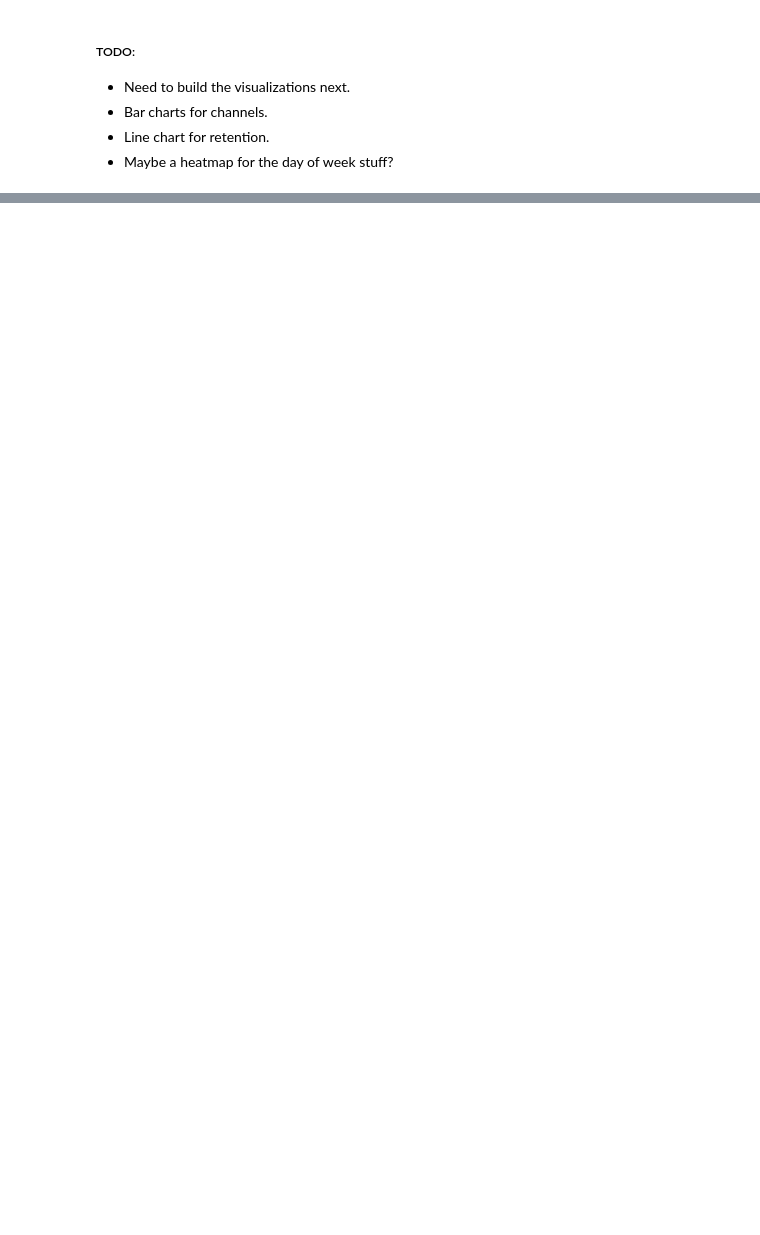
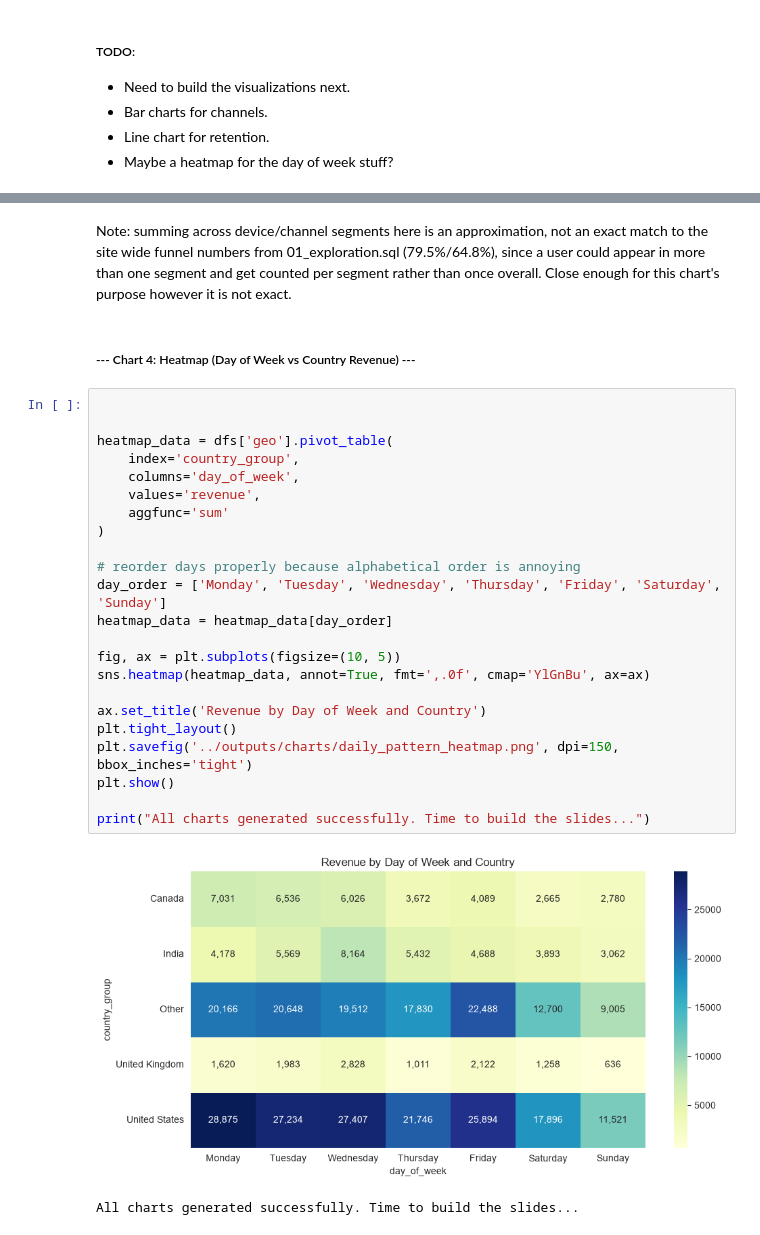
Before and after one commit to adiiquark/ga4-ecommerce-analytics, a Jupyter notebook: analysis/EDA_clean.ipynb, the cells around one changed output, grey strips where cells are left out. Cells and saved outputs as stored; diff of their text form; blank space fills up the shorter version.

```diff
--- a/analysis/EDA_clean.ipynb
+++ b/analysis/EDA_clean.ipynb
@@ -197,0 +343,31 @@ sns.set_style('whitegrid')
+# %% [markdown]
+Note:
+summing across device/channel segments here is an approximation, not an exact match to the site wide funnel numbers from 01_exploration.sql (79.5%/64.8%), since a user could appear in more than one segment and get counted per segment rather than once overall. Close enough for this chart's purpose however it is not exact.
+# %% [markdown]
+##### --- Chart 4: Heatmap (Day of Week vs Country Revenue) ---
+# %%
+
+
+heatmap_data = dfs['geo'].pivot_table(
+    index='country_group',
+    columns='day_of_week',
+    values='revenue',
+    aggfunc='sum'
+)
+
+# reorder days properly because alphabetical order is annoying
+day_order = ['Monday', 'Tuesday', 'Wednesday', 'Thursday', 'Friday', 'Saturday', 'Sunday']
+heatmap_data = heatmap_data[day_order]
+
+fig, ax = plt.subplots(figsize=(10, 5))
+sns.heatmap(heatmap_data, annot=True, fmt=',.0f', cmap='YlGnBu', ax=ax)
+
+ax.set_title('Revenue by Day of Week and Country')
+plt.tight_layout()
+plt.savefig('../outputs/charts/daily_pattern_heatmap.png', dpi=150, bbox_inches='tight')
+plt.show()
+
+print("All charts generated successfully. Time to build the slides...")
+# %% [output]
+[figure, added]
+All charts generated successfully. Time to build the slides...
```
Also changed, not shown: parts of 16 cells of this notebook.
